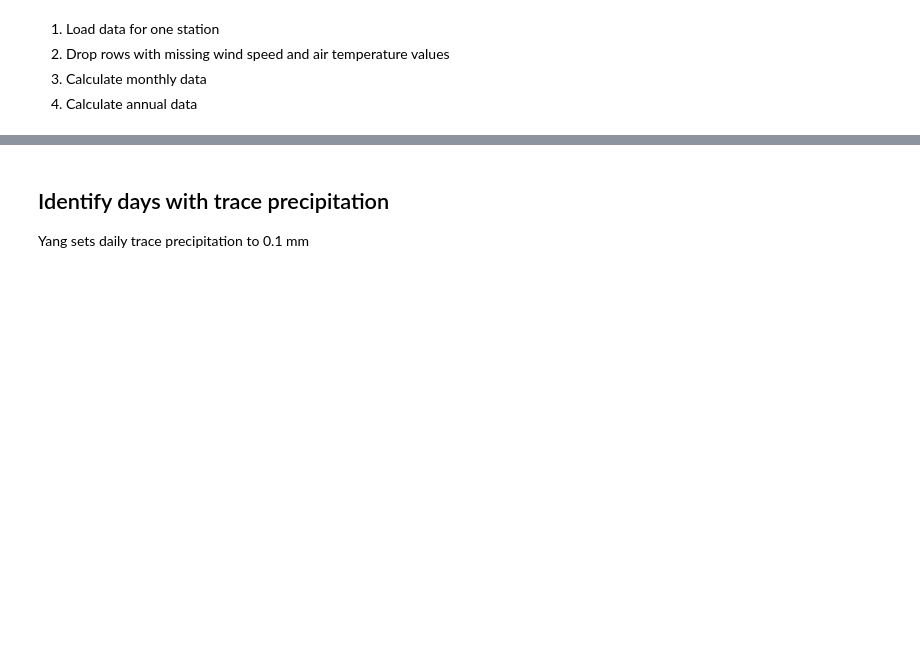
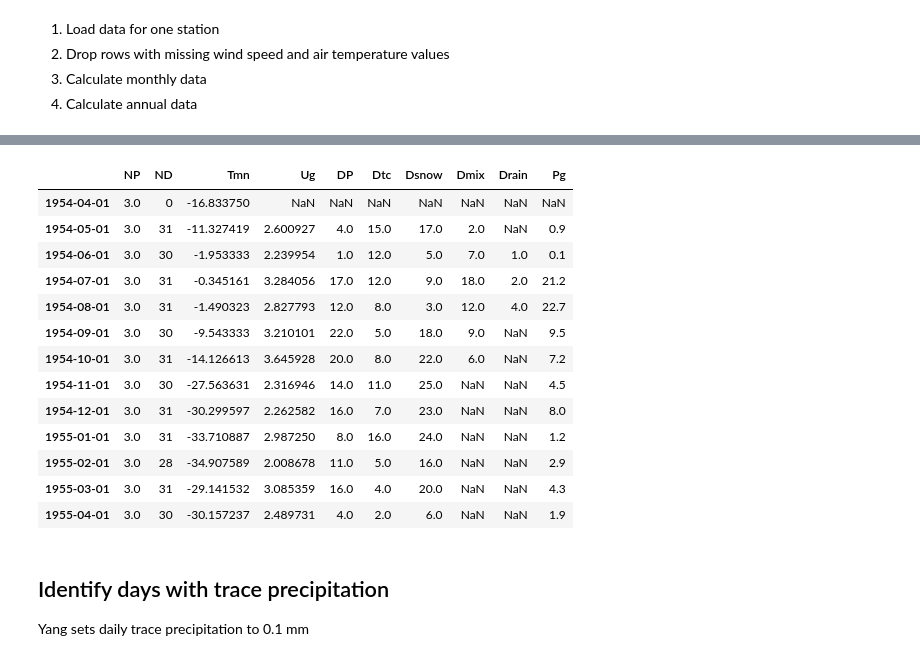
Before and after one commit to andypbarrett/SnowOnSeaIce, a Jupyter notebook: notebooks/correct_npsnow_like_yang.ipynb, the cells around one changed output, grey strips where cells are left out. Saved outputs shown, nothing was run; the diff lists cells and outputs as text; code cells hidden in the pictures; blank space fills up the shorter version.

```diff
--- a/notebooks/correct_npsnow_like_yang.ipynb
+++ b/notebooks/correct_npsnow_like_yang.ipynb
@@ -153,0 +122,7 @@ df.head()
+# %%
+filelist = sorted(glob.glob(os.path.join(DATADIR, 'my_combined_met', 'npmet*.csv')))
+df = pd.read_csv(filelist[0], index_col=0, header=0, parse_dates=[0])
+df = df.dropna(axis=0, subset=['WSPD', 'TMIN', 'TMAX', 'PRECIP', 'PTYPE'])  #
+df['Ptrace'] = np.where((df['PRECIP'] == 0.) & (df['PTYPE'] > 0.), 0.1, 0.)  # Set trace precipitation were PRECIP == 0
+df['PTYPE'].where(df.PTYPE > 0, 0, inplace=True)  #
+df[['Station_ID', 'WSPD', 'TMIN', 'TMAX', 'Ug', 'PRECIP', 'PTYPE', 'Ptrace']]
@@ -154,3 +148,32 @@ df.head()
+# %%
+pd.DataFrame({
+    'NP': df.Station_ID.resample('MS').first(),
+    'ND': df.PRECIP.resample('MS').count(),
+    'Tmn': df.TAIR.resample('MS', label='left').mean(),
+    'Ug': df.Ug.resample('MS', label='left').mean(),
+    'DP': df.PRECIP[df.PRECIP > 0.].resample('MS').count(),
+    'Dtc': df.PRECIP[df.PRECIP == 0.].resample('MS').count(),
+    'Dsnow': df.PTYPE[df.PTYPE == 1].resample('MS').count(),
+    'Dmix': df.PTYPE[df.PTYPE == 2].resample('MS').count(),
+    'Drain': df.PTYPE[df.PTYPE == 3].resample('MS').count(),
+    'Pg': df.PRECIP[df.PRECIP > 0].resample('MS').sum(),
+    ''
+})
+# %% [output]
+|  | NP | ND | Tmn | Ug | DP | Dtc | Dsnow | Dmix | Drain | Pg |
+| 1954-04-01 | 3.0 | 0 | -16.833750 | NaN | NaN | NaN | NaN | NaN | NaN | NaN |
+| 1954-05-01 | 3.0 | 31 | -11.327419 | 2.600927 | 4.0 | 15.0 | 17.0 | 2.0 | NaN | 0.9 |
+| 1954-06-01 | 3.0 | 30 | -1.953333 | 2.239954 | 1.0 | 12.0 | 5.0 | 7.0 | 1.0 | 0.1 |
+| 1954-07-01 | 3.0 | 31 | -0.345161 | 3.284056 | 17.0 | 12.0 | 9.0 | 18.0 | 2.0 | 21.2 |
+| 1954-08-01 | 3.0 | 31 | -1.490323 | 2.827793 | 12.0 | 8.0 | 3.0 | 12.0 | 4.0 | 22.7 |
+| 1954-09-01 | 3.0 | 30 | -9.543333 | 3.210101 | 22.0 | 5.0 | 18.0 | 9.0 | NaN | 9.5 |
+| 1954-10-01 | 3.0 | 31 | -14.126613 | 3.645928 | 20.0 | 8.0 | 22.0 | 6.0 | NaN | 7.2 |
+| 1954-11-01 | 3.0 | 30 | -27.563631 | 2.316946 | 14.0 | 11.0 | 25.0 | NaN | NaN | 4.5 |
+| 1954-12-01 | 3.0 | 31 | -30.299597 | 2.262582 | 16.0 | 7.0 | 23.0 | NaN | NaN | 8.0 |
+| 1955-01-01 | 3.0 | 31 | -33.710887 | 2.987250 | 8.0 | 16.0 | 24.0 | NaN | NaN | 1.2 |
+| 1955-02-01 | 3.0 | 28 | -34.907589 | 2.008678 | 11.0 | 5.0 | 16.0 | NaN | NaN | 2.9 |
+| 1955-03-01 | 3.0 | 31 | -29.141532 | 3.085359 | 16.0 | 4.0 | 20.0 | NaN | NaN | 4.3 |
+| 1955-04-01 | 3.0 | 30 | -30.157237 | 2.489731 | 4.0 | 2.0 | 6.0 | NaN | NaN | 1.9 |
 # %% [markdown]
 ## Identify days with trace precipitation
 Yang sets daily trace precipitation to 0.1 mm
```
Also changed, not shown: parts of 9 cells of this notebook, 1 other file.
